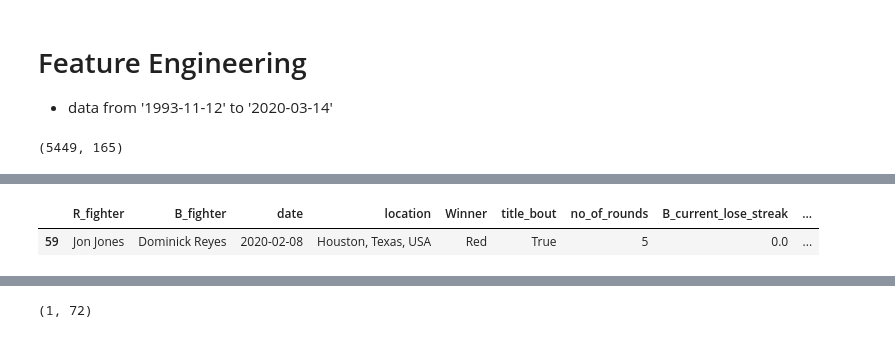
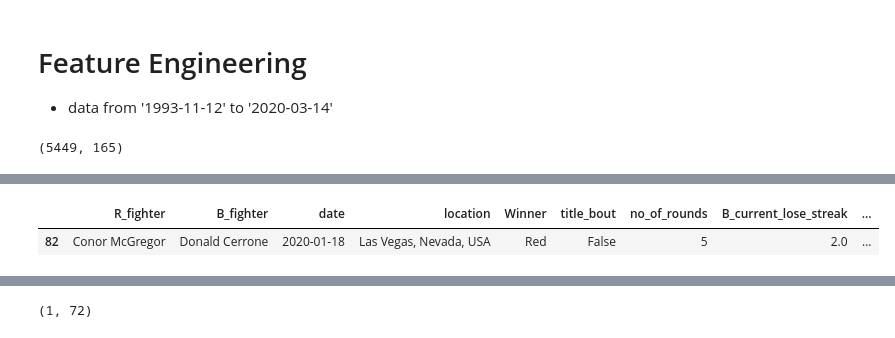
Before and after one commit to bkennedy04/UFC_Predictor, a Jupyter notebook: notebooks/EDA.ipynb, the cells around one changed output, grey strips where cells are left out. Drawn from its saved outputs; the diff is of its cells as text; code cells hidden in the pictures.

```diff
--- a/notebooks/EDA.ipynb
+++ b/notebooks/EDA.ipynb
@@ -27,12 +27,12 @@ df.head()
 | 3 | Johnny Walker | Nikita Krylov | 2020-03-14 | Brasilia, Distrito Federal, Brazil | Blue | False | 3 | 1.0 | ... |
 | 4 | Francisco Trinaldo | John Makdessi | 2020-03-14 | Brasilia, Distrito Federal, Brazil | Red | False | 3 | 0.0 | ... |
 # %%
-# !!! get latest data for usman
-name1 = 'Dominick Reyes'
+# !!! get latest data for xxx
+name1 = 'Conor McGregor'
 fighter1 = df[df['R_fighter'] == name1].append(df[df['B_fighter'] == name1])
 fighter1 = fighter1[fighter1['date'] == fighter1['date'].max()]
 fighter1
 # %% [output]
 |  | R_fighter | B_fighter | date | location | Winner | title_bout | no_of_rounds | B_current_lose_streak | ... |
-| 59 | Jon Jones | Dominick Reyes | 2020-02-08 | Houston, Texas, USA | Red | True | 5 | 0.0 | ... |
+| 82 | Conor McGregor | Donald Cerrone | 2020-01-18 | Las Vegas, Nevada, USA | Red | False | 5 | 2.0 | ... |
 # %%
```
Also changed, not shown: parts of 9 cells of this notebook, 5 other files.
